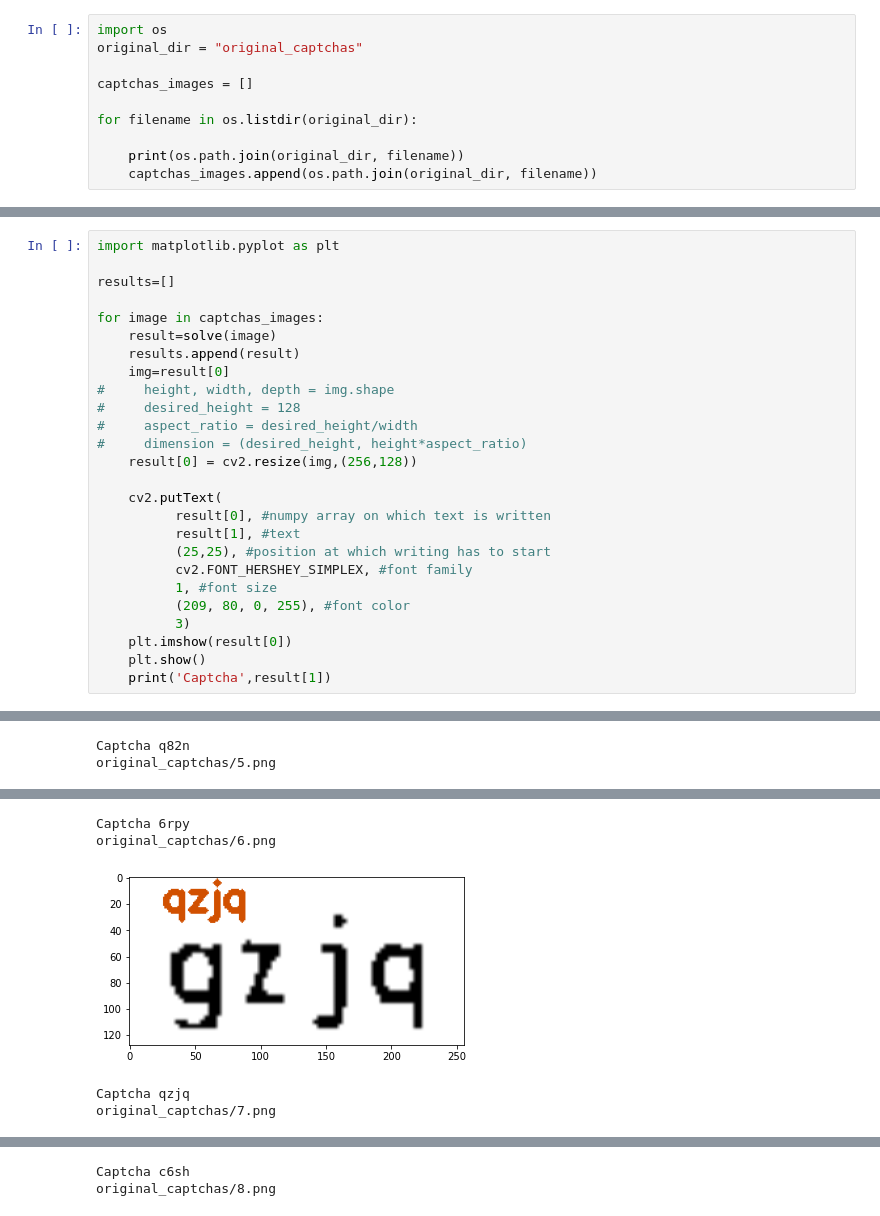
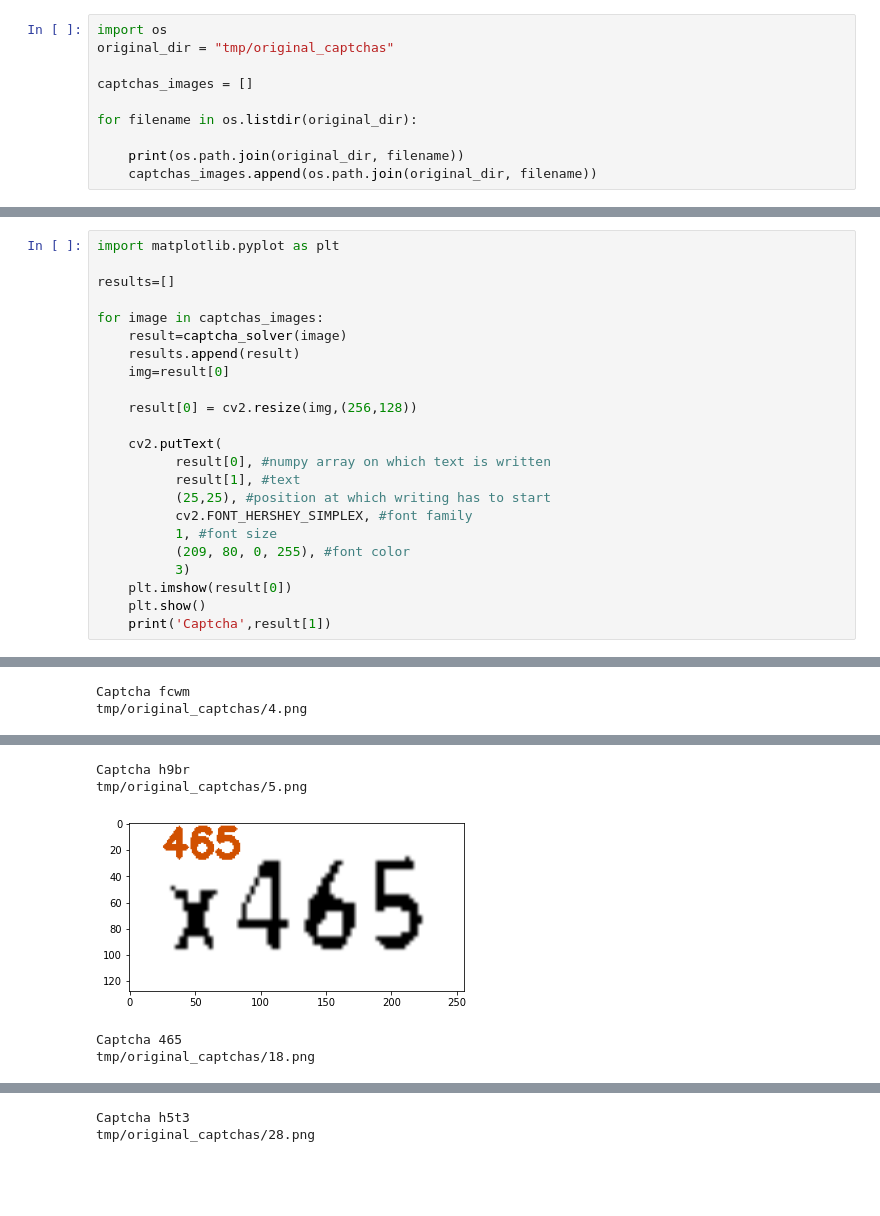
Before and after one commit to HuzaifaIrfan-Web/anycouriertracking_pk-apis-plugins, a Jupyter notebook: stcourier_scraper_api/stcourier_captcha_solver.ipynb, the cells around one changed output, grey strips where cells are left out. Cells and saved outputs as stored; diff of their text form; blank space fills up the shorter version.

```diff
--- a/stcourier_scraper_api/stcourier_captcha_solver.ipynb
+++ b/stcourier_scraper_api/stcourier_captcha_solver.ipynb
@@ -30,6 +41,6 @@ for i in range(10):
 # %%
 import os
-original_dir = "original_captchas"
+original_dir = "tmp/original_captchas"
 
 captchas_images = []
 
@@ -210,13 +162,10 @@ import matplotlib.pyplot as plt
 results=[]
 
 for image in captchas_images:
-    result=solve(image)
+    result=captcha_solver(image)
     results.append(result)
     img=result[0]
-#     height, width, depth = img.shape
-#     desired_height = 128
-#     aspect_ratio = desired_height/width
-#     dimension = (desired_height, height*aspect_ratio)
+
     result[0] = cv2.resize(img,(256,128))
 
     cv2.putText(
@@ -236,2 +185,2 @@ original_captchas/4.png
-Captcha q82n
-original_captchas/5.png
+Captcha fcwm
+tmp/original_captchas/4.png
@@ -239,5 +188,5 @@ original_captchas/5.png
-Captcha 6rpy
-original_captchas/6.png
+Captcha h9br
+tmp/original_captchas/5.png
-[figure, old version]
+[figure, new version]
-Captcha qzjq
-original_captchas/7.png
+Captcha 465
+tmp/original_captchas/18.png
@@ -245,2 +194,2 @@ original_captchas/7.png
-Captcha c6sh
-original_captchas/8.png
+Captcha h5t3
+tmp/original_captchas/28.png
```
Also changed, not shown: parts of 7 cells of this notebook, 12 other files.
